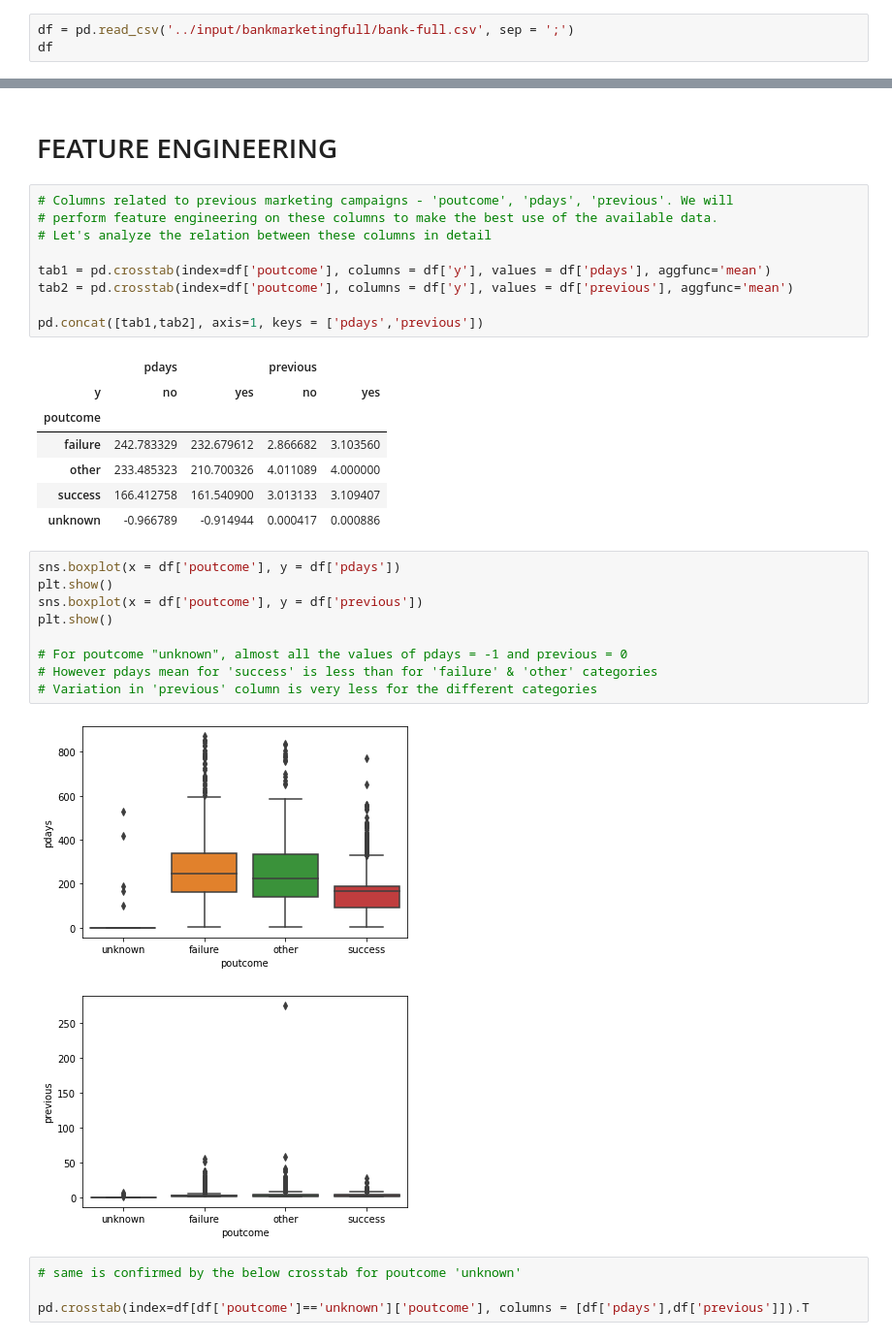
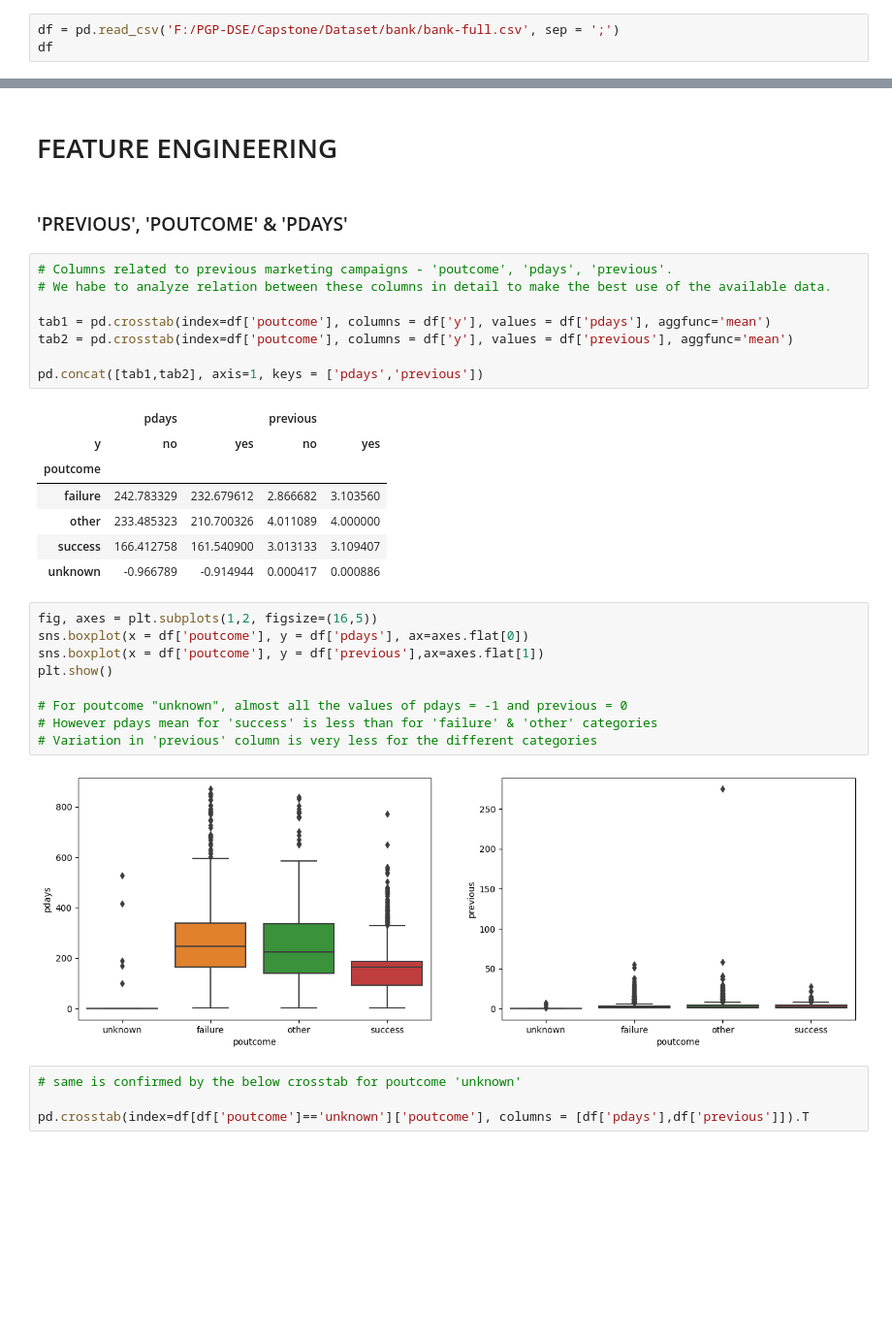
Before and after one commit to Rahulm94/bank-marketing, a Jupyter notebook: bank_marketing.ipynb, the cells around one changed output, grey strips where cells are left out. Shown at 97% size. Saved outputs shown, nothing was run; the diff lists cells and outputs as text; blank space fills up the shorter version.

```diff
--- a/bank_marketing.ipynb
+++ b/bank_marketing.ipynb
@@ -30,7 +33,7 @@ warnings.filterwarnings('ignore')
 # %% [markdown]
 # PRELIMINARY ANALYSIS
 # %%
-df = pd.read_csv('../input/bankmarketingfull/bank-full.csv', sep = ';')
+df = pd.read_csv('F:/PGP-DSE/Capstone/Dataset/bank/bank-full.csv', sep = ';')
 df
 # %% [output]
 |  | age | job | marital | education | default | balance | housing | loan | contact | day | month | ... |
@@ -513,9 +445,10 @@ df_cat
 # %% [markdown]
 # FEATURE ENGINEERING
+# %% [markdown]
+### 'PREVIOUS', 'POUTCOME' & 'PDAYS'
 # %%
-# Columns related to previous marketing campaigns - 'poutcome', 'pdays', 'previous'. We will
-# perform feature engineering on these columns to make the best use of the available data.
-# Let's analyze the relation between these columns in detail
+# Columns related to previous marketing campaigns - 'poutcome', 'pdays', 'previous'.
+# We habe to analyze relation between these columns in detail to make the best use of the available data.
 
 tab1 = pd.crosstab(index=df['poutcome'], columns = df['y'], values = df['pdays'], aggfunc='mean')
 tab2 = pd.crosstab(index=df['poutcome'], columns = df['y'], values = df['previous'], aggfunc='mean')
@@ -530,17 +463,16 @@ pd.concat([tab1,tab2], axis=1, keys = ['pdays','previous'])
 | success | 166.412758 | 161.540900 | 3.013133 | 3.109407 |
 | unknown | -0.966789 | -0.914944 | 0.000417 | 0.000886 |
 # %%
-sns.boxplot(x = df['poutcome'], y = df['pdays'])
-plt.show()
-sns.boxplot(x = df['poutcome'], y = df['previous'])
+fig, axes = plt.subplots(1,2, figsize=(16,5))
+sns.boxplot(x = df['poutcome'], y = df['pdays'], ax=axes.flat[0])
+sns.boxplot(x = df['poutcome'], y = df['previous'],ax=axes.flat[1])
 plt.show()
 
 # For poutcome "unknown", almost all the values of pdays = -1 and previous = 0
 # However pdays mean for 'success' is less than for 'failure' & 'other' categories
 # Variation in 'previous' column is very less for the different categories
 # %% [output]
-[figure, old version]
+[figure, new version]
-[figure, removed]
 # %%
 # same is confirmed by the below crosstab for poutcome 'unknown'
 
```
Also changed, not shown: parts of 96 cells of this notebook.
